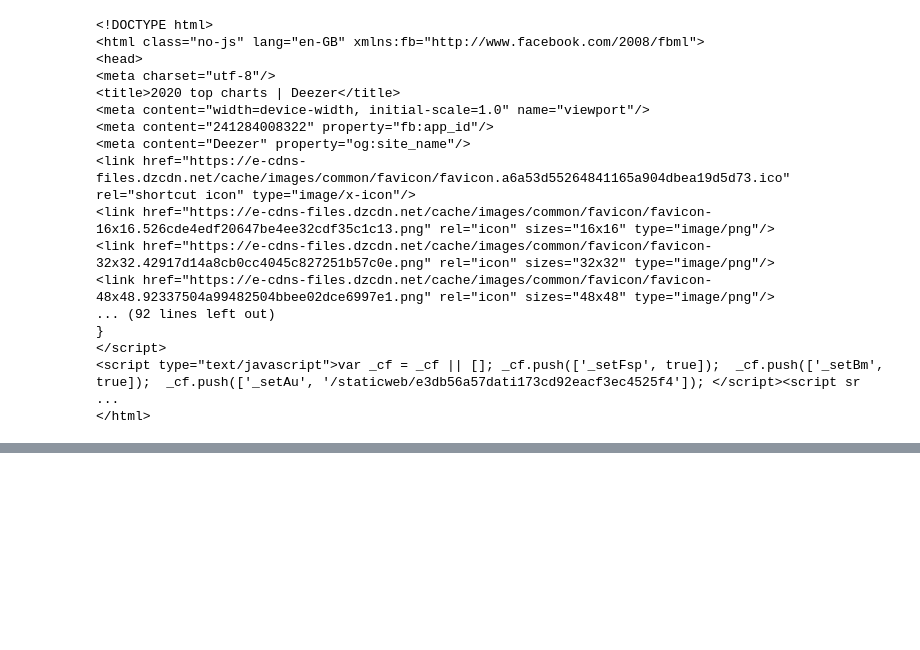
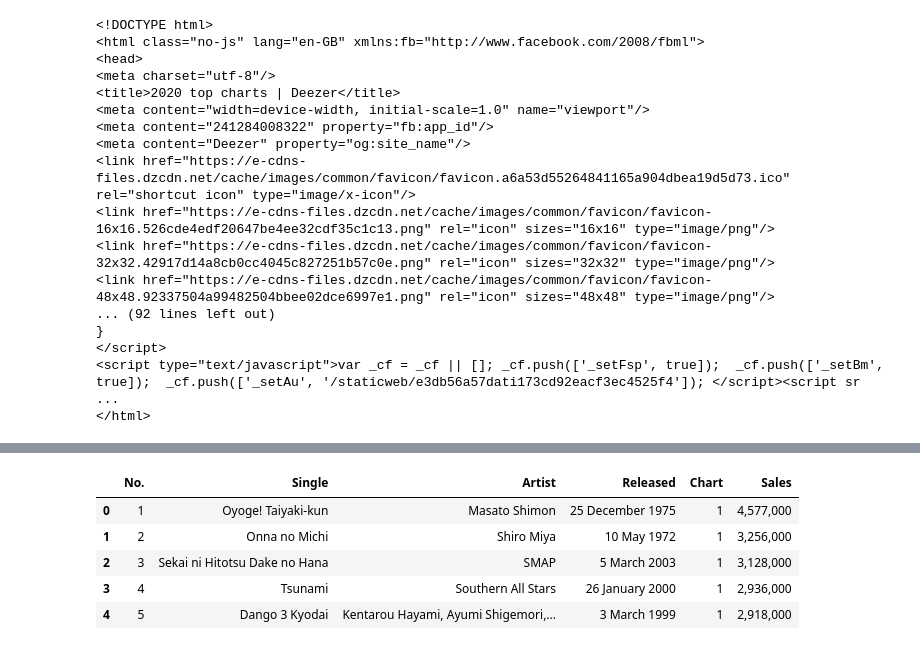
Before and after one commit to tgadf/charts, a Jupyter notebook: Japan.ipynb, the cells around one changed output, grey strips where cells are left out. Saved outputs shown, nothing was run; the diff lists cells and outputs as text; code cells hidden in the pictures; blank space fills up the shorter version.

```diff
--- a/Japan.ipynb
+++ b/Japan.ipynb
@@ -322,0 +377,31 @@ bsdata
+# %%
+txt="""No.	Single	Artist	Released	Chart	Sales
+1	"Oyoge! Taiyaki-kun"	Masato Shimon	25 December 1975	1	4,577,000
+2	"Onna no Michi"	Shiro Miya	10 May 1972	1	3,256,000
+3	"Sekai ni Hitotsu Dake no Hana"	SMAP	5 March 2003	1	3,128,000
+4	"Tsunami"	Southern All Stars	26 January 2000	1	2,936,000
+5	"Dango 3 Kyodai"	Kentarou Hayami, Ayumi Shigemori, Himawari Kids and Dango Gasshoudan	3 March 1999	1	2,918,000
+6	"Kimi ga Iru Dake de"	Kome Kome Club	4 May 1992	1	2,895,000
+7	"Say Yes"	Chage and Aska	24 July 1991	1	2,822,000
+8	"Tomorrow Never Knows"	Mr. Children	10 November 1994	1	2,766,000
+9	"Oh! Yeah!"[I]	Kazumasa Oda	6 February 1991	1	2,588,000
+10	"Love Love Love"	Dreams Come True	24 July 1995	1	2,489,000
+11	"Yah Yah Yah"[II]	Chage and Aska	3 March 1993	1	2,419,000
+12	"Namonaki Uta"	Mr. Children	5 February 1996	1	2,309,000
+13	"Sakura Zaka"	Masaharu Fukuyama	26 April 2000	1	2,299,000
+14	"Can You Celebrate?"	Namie Amuro	19 February 1997	1	2,296,000
+15	"Departures"	Globe	1 January 1996	1	2,288,000
+16	"Kuroneko no Tango"	Osamu Minagawa	5 October 1969	1	2,235,000
+17	"WOW WAR TONIGHT 〜Toki ni wa Okose yo Movement" (WOW WAR TONIGHT 〜時には起こせよムーヴメント)	H Jungle With t	15 March 1995	1	2,135,000
+18	"Koi no Kisetsu"	Pinky & Killers	20 July 1968	1	2,077,000
+19	"Automatic"[III]	Utada Hikaru	9 December 1998	2	2,063,000
+20	"True Love"	Fumiya Fujii	10 November 1993	1	2,023,000"""
+japanese_singles = read_csv(StringIO(txt), delimiter="\t")
+japanese_singles.head()
+# %% [output]
+|  | No. | Single | Artist | Released | Chart | Sales |
+| 0 | 1 | Oyoge! Taiyaki-kun | Masato Shimon | 25 December 1975 | 1 | 4,577,000 |
+| 1 | 2 | Onna no Michi | Shiro Miya | 10 May 1972 | 1 | 3,256,000 |
+| 2 | 3 | Sekai ni Hitotsu Dake no Hana | SMAP | 5 March 2003 | 1 | 3,128,000 |
+| 3 | 4 | Tsunami | Southern All Stars | 26 January 2000 | 1 | 2,936,000 |
+| 4 | 5 | Dango 3 Kyodai | Kentarou Hayami, Ayumi Shigemori,... | 3 March 1999 | 1 | 2,918,000 |
```
Also changed, not shown: parts of 42 cells of this notebook, 6 other files.
